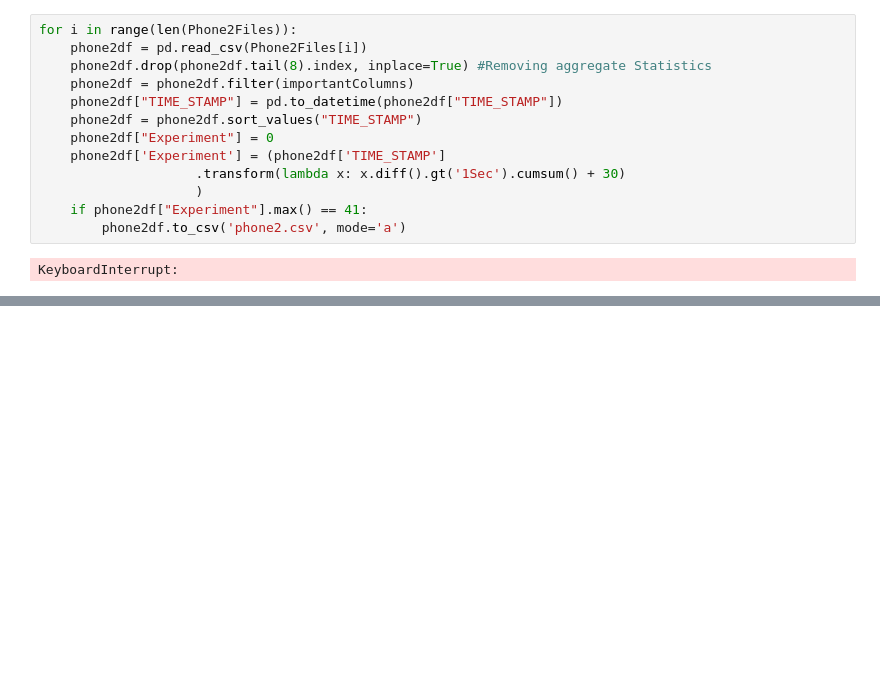
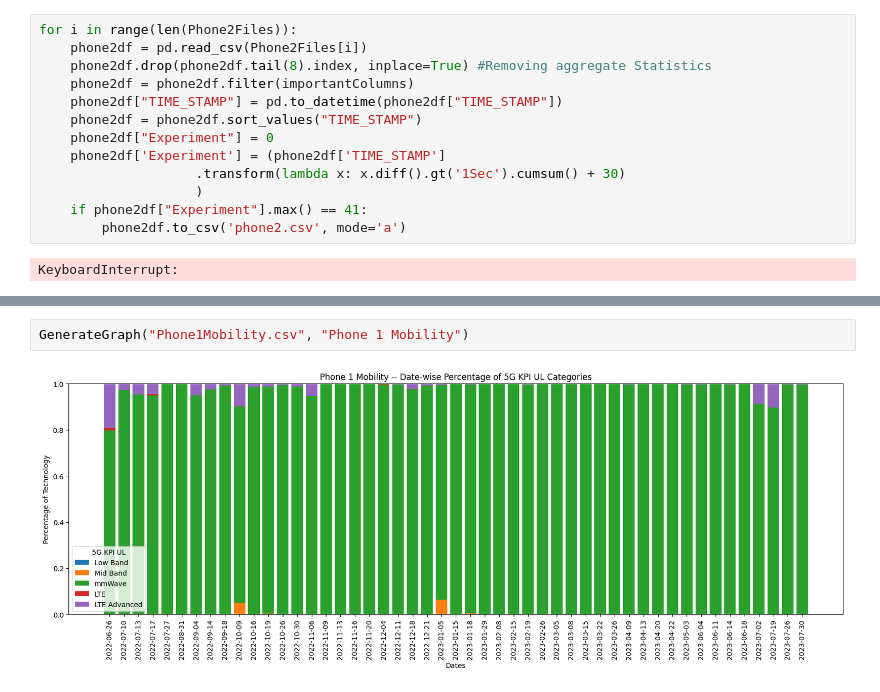
Before and after one commit to Bobeshwar/5gevolution, a Jupyter notebook: dataProcessing.ipynb, the cells around one changed output, grey strips where cells are left out. Saved outputs shown, nothing was run; the diff lists cells and outputs as text; blank space fills up the shorter version.

```diff
--- a/dataProcessing.ipynb
+++ b/dataProcessing.ipynb
@@ -124 +132,5 @@ def GenerateGraph(location,title):
     plt.show()
+# %%
+GenerateGraph("Phone1Mobility.csv", "Phone 1 Mobility")
+# %% [output]
+[figure, added]
```
Also changed, not shown: parts of 6 cells of this notebook, 1 other file.
